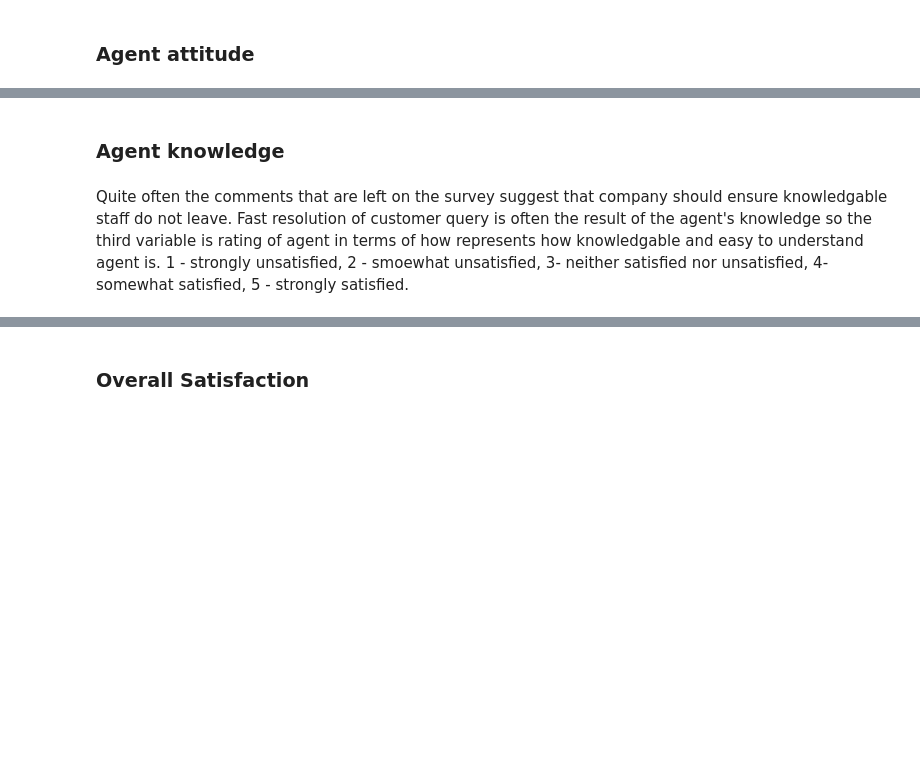
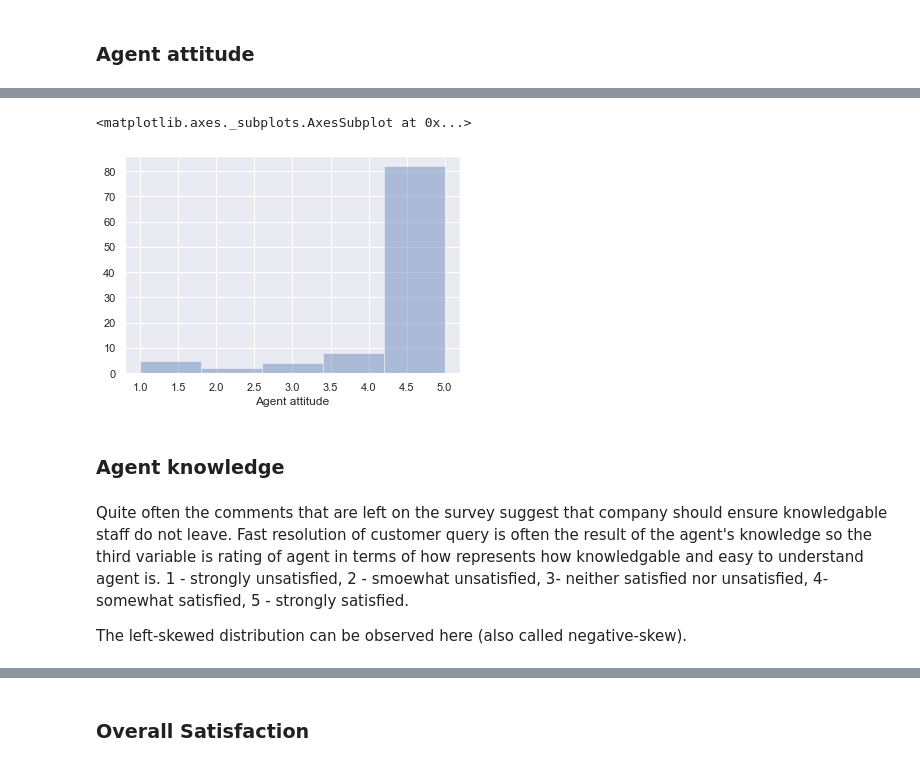
Before and after one commit to KatarzynaConnell/ProgDA_Project2019, a Jupyter notebook: Customer Satisfaction measurement.ipynb, the cells around one changed output, grey strips where cells are left out. Cells and saved outputs as stored; diff of their text form; code cells hidden in the pictures; blank space fills up the shorter version.

```diff
--- a/Customer Satisfaction measurement.ipynb
+++ b/Customer Satisfaction measurement.ipynb
@@ -76,5 +104,12 @@ This data is also being prepared using normal distributions.
+# %%
+sns.distplot(df['Agent attitude'], kde=False, bins=5)
+# %% [output]
+<matplotlib.axes._subplots.AxesSubplot at 0x...>
+[figure, added]
 # %% [markdown]
 ### Agent knowledge
 # %% [markdown]
 Quite often the comments that are left on the survey suggest that company should ensure knowledgable staff do not leave. Fast resolution of customer query is often the result of the agent's knowledge so the third variable is rating of agent in terms of how represents how knowledgable and easy to understand agent is.
 1 - strongly unsatisfied, 2 - smoewhat unsatisfied, 3- neither satisfied nor unsatisfied, 4- somewhat satisfied, 5 - strongly satisfied.
+
+The left-skewed distribution can be observed here (also called negative-skew).
```
Also changed, not shown: parts of 10 cells of this notebook, 3 other files.
